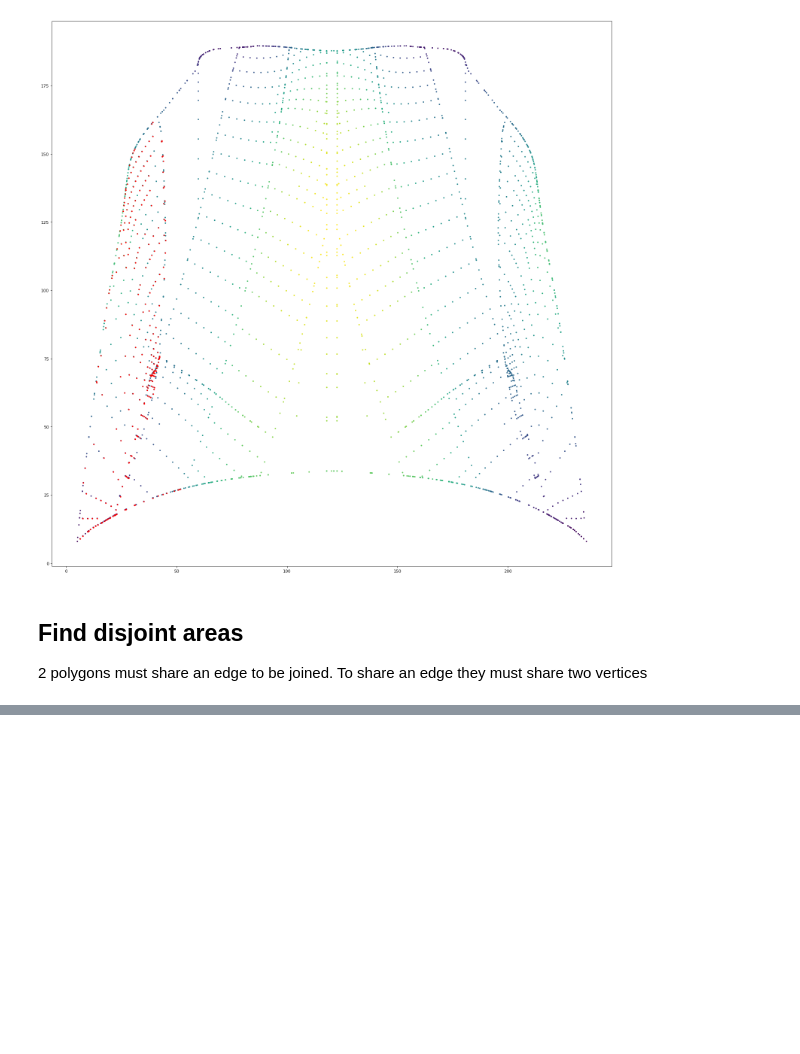
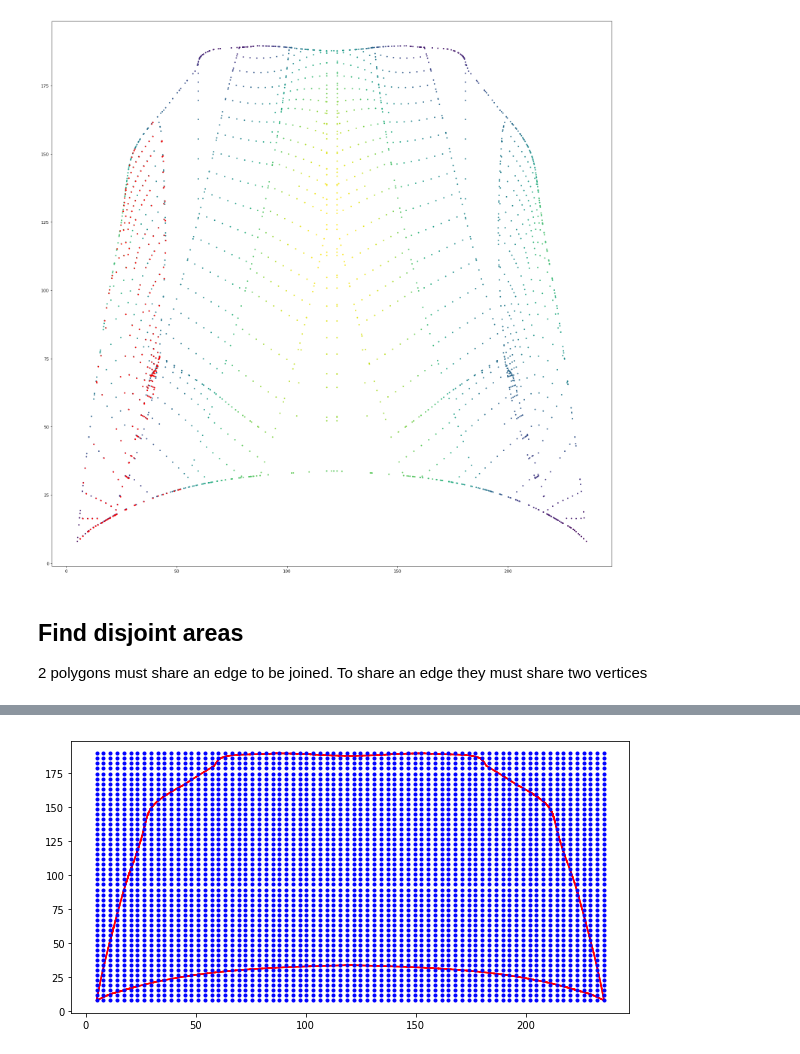
Before and after one commit to fostiropoulos/2dToolPathPlanning, a Jupyter notebook: PathPlanningResearch.ipynb, the cells around one changed output, grey strips where cells are left out. Saved outputs shown, nothing was run; the diff lists cells and outputs as text; code cells hidden in the pictures; blank space fills up the shorter version.

```diff
--- a/PathPlanningResearch.ipynb
+++ b/PathPlanningResearch.ipynb
@@ -330,0 +369,49 @@ np.mgrid[0:5,0:5,0:5]
+# %%
+toplayer_polygons=pd.DataFrame(your_mesh.points[normals[normals[2]>0.01].index])
+selected_polygons=np.array(toplayer_polygons)
+
+
+colors = iter(cm.rainbow(np.linspace(0, .8, len(a.keys()))))
+
+connected_region=selected_polygons
+#print(len(connected_region))
+x1=(connected_region[:,0]).flatten()
+y1=(connected_region[:,1]).flatten()
+x2=(connected_region[:,3]).flatten()
+y2=(connected_region[:,4]).flatten()
+x3=(connected_region[:,6]).flatten()
+y3=(connected_region[:,7]).flatten()
+line_segments=[]
+
+_color=next(colors)
+for _idx1,_x1 in enumerate(x1):
+    line_segments.append([[x1[_idx1],x2[_idx1]],[y1[_idx1],y2[_idx1]]])
+    line_segments.append([[x2[_idx1],x1[_idx1]],[y2[_idx1],y1[_idx1]]])
+    line_segments.append([[x2[_idx1],x3[_idx1]],[y2[_idx1],y3[_idx1]]])
+    line_segments.append([[x3[_idx1],x2[_idx1]],[y3[_idx1],y2[_idx1]]])
+    line_segments.append([[x3[_idx1],x1[_idx1]],[y3[_idx1],y1[_idx1]]])
+    line_segments.append([[x1[_idx1],x3[_idx1]],[y1[_idx1],y3[_idx1]]])
+
+    #plt.plot([x1[_idx1],x2[_idx1]],[y1[_idx1],y2[_idx1]],'r-')
+    #plt.plot([x2[_idx1],x3[_idx1]],[y2[_idx1],y3[_idx1]],'r-')
+    #plt.plot([x3[_idx1],x2[_idx1]],[y3[_idx1],y2[_idx1]],'r-')
+    #plt.plot([x3[_idx1],x1[_idx1]],[y3[_idx1],y1[_idx1]],'r-')
+_v,_c=np.unique(np.array(line_segments),return_counts=True,axis=0)
+#plt.show()
+unique_lines=_v[np.where(_c < 2)[0]]
+#print(len(unique_lines))
+for _l in unique_lines:
+    plt.plot(list(_l[0]),list(_l[1]),'r-')
+x_stack=np.dstack((x1,x2,x3))
+y_stack=np.dstack((y1,y2,y3))
+x_max=np.max(x_stack)
+y_max=np.max(y_stack)
+x_min=np.min(x_stack)
+y_min=np.min(y_stack)
+dx=3
+num_x=(x_max-x_min)//dx
+for x in np.linspace(x_min, x_max,num_x):
+    y=np.linspace(y_min, y_max)
+    plt.plot([x]*len(y),y,'b.')
+# %% [output]
+[figure, added]
```
Also changed, not shown: parts of 7 cells of this notebook, 1 other file.
